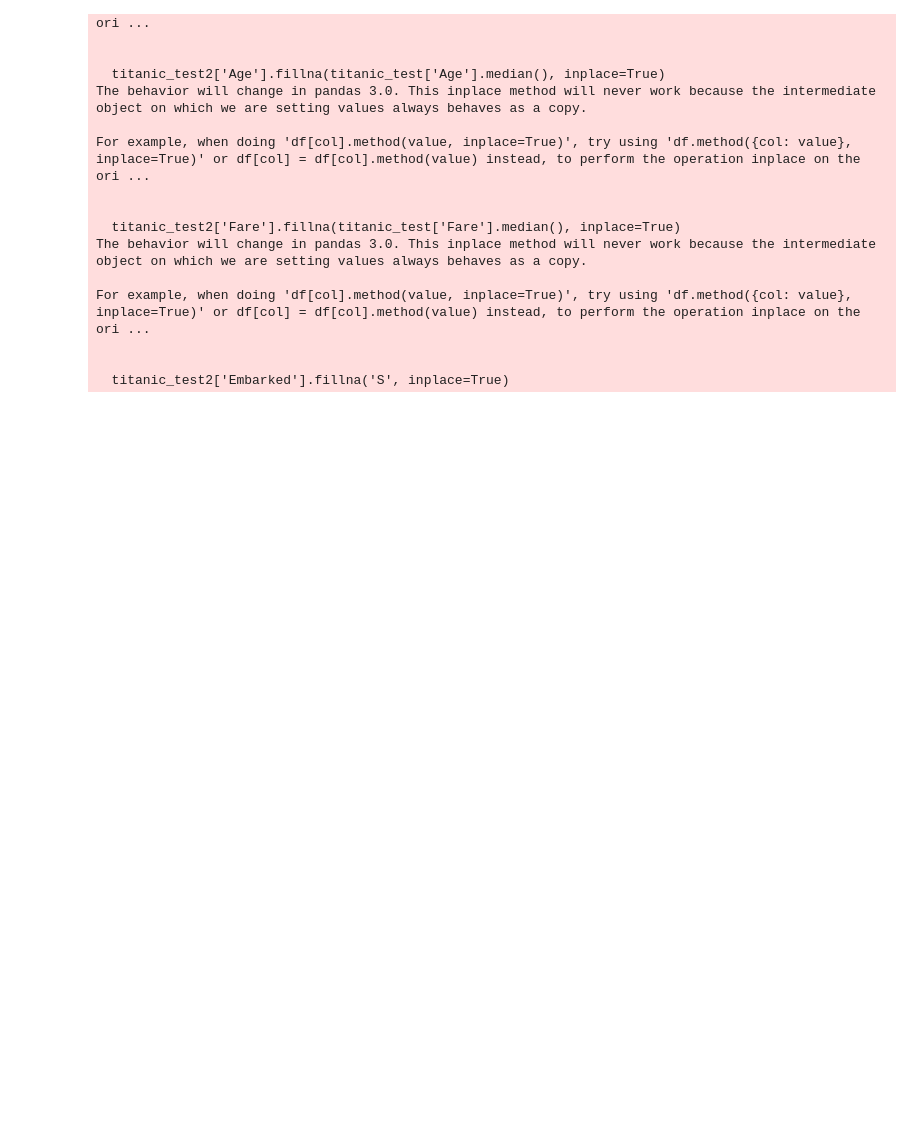
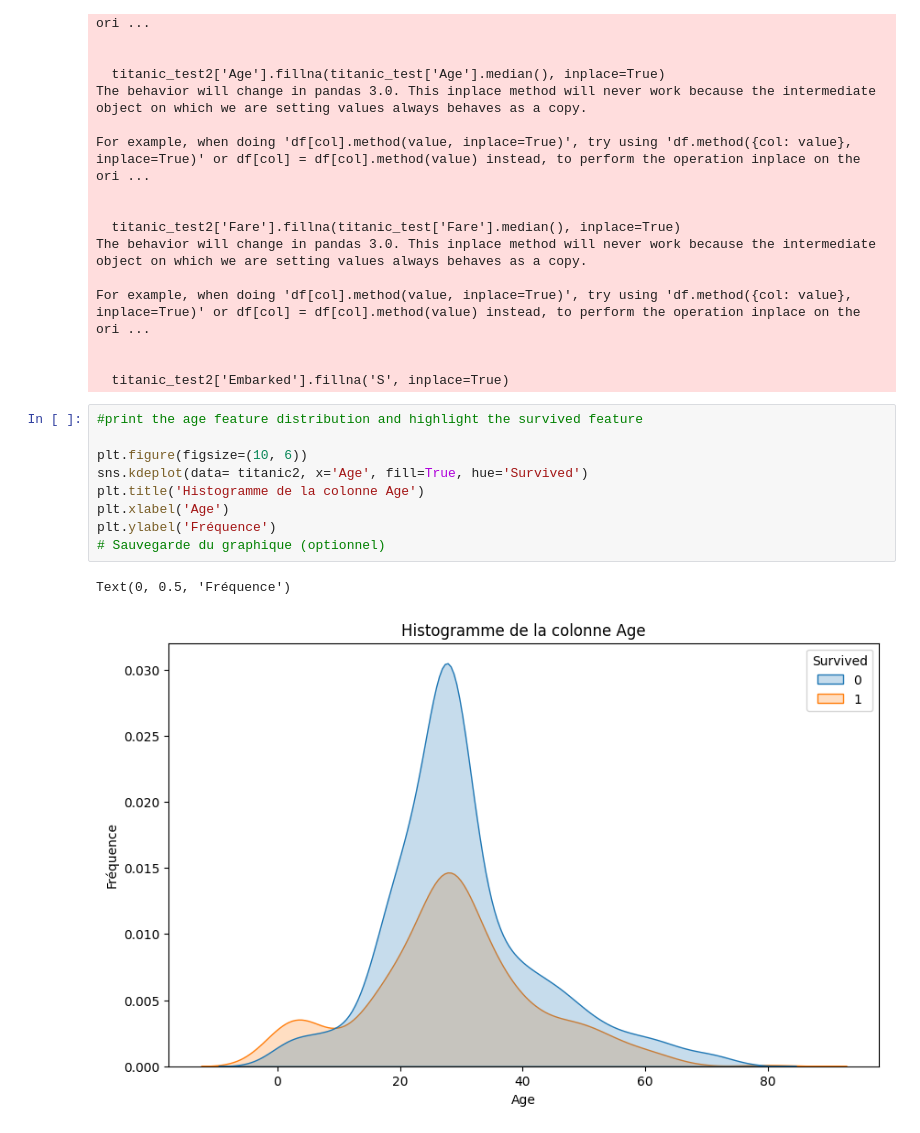
Before and after one commit to youcef-2001/MachineLearning2, a Jupyter notebook: jour2/Reg_Logtic_titanic.ipynb, the cells around one changed output. Cells and saved outputs as stored; diff of their text form; blank space fills up the shorter version.

Commit message:
titanic etude des donnees

```diff
--- a/jour2/Reg_Logtic_titanic.ipynb
+++ b/jour2/Reg_Logtic_titanic.ipynb
@@ -245,3 +245,15 @@ For example, when doing 'df[col].method(value, inplace=True)', try using 'df.met
 
 
   titanic_test2['Embarked'].fillna('S', inplace=True)
+# %%
+#print the age feature distribution and highlight the survived feature
+
+plt.figure(figsize=(10, 6))
+sns.kdeplot(data= titanic2, x='Age', fill=True, hue='Survived')
+plt.title('Histogramme de la colonne Age')
+plt.xlabel('Age')
+plt.ylabel('Fréquence')
+# Sauvegarde du graphique (optionnel)
+# %% [output]
+Text(0, 0.5, 'Fréquence')
+[figure, added]
```
Also changed, not shown: parts of 2 cells of this notebook, 1 other file.
